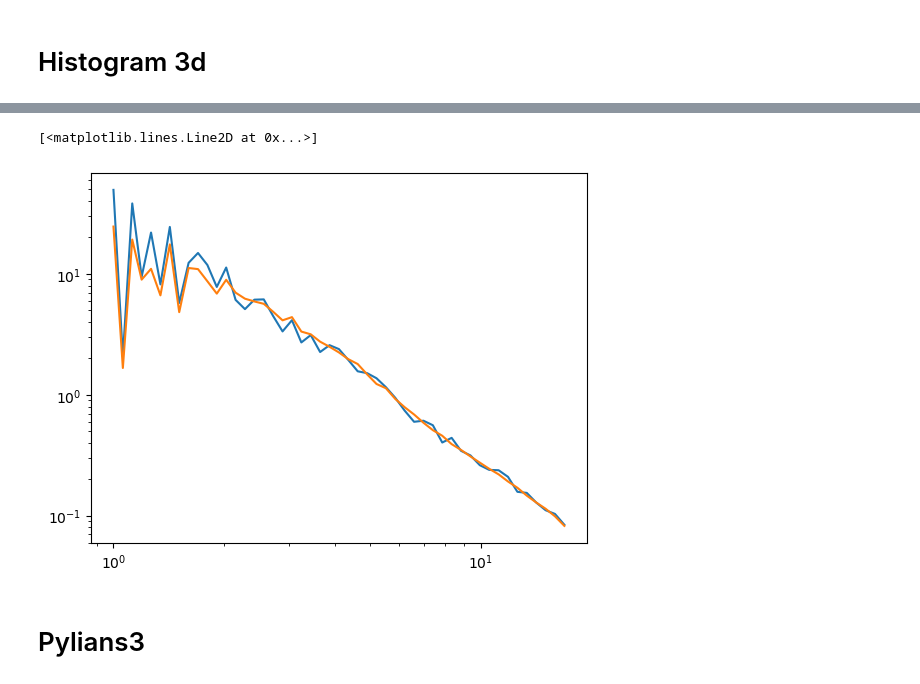
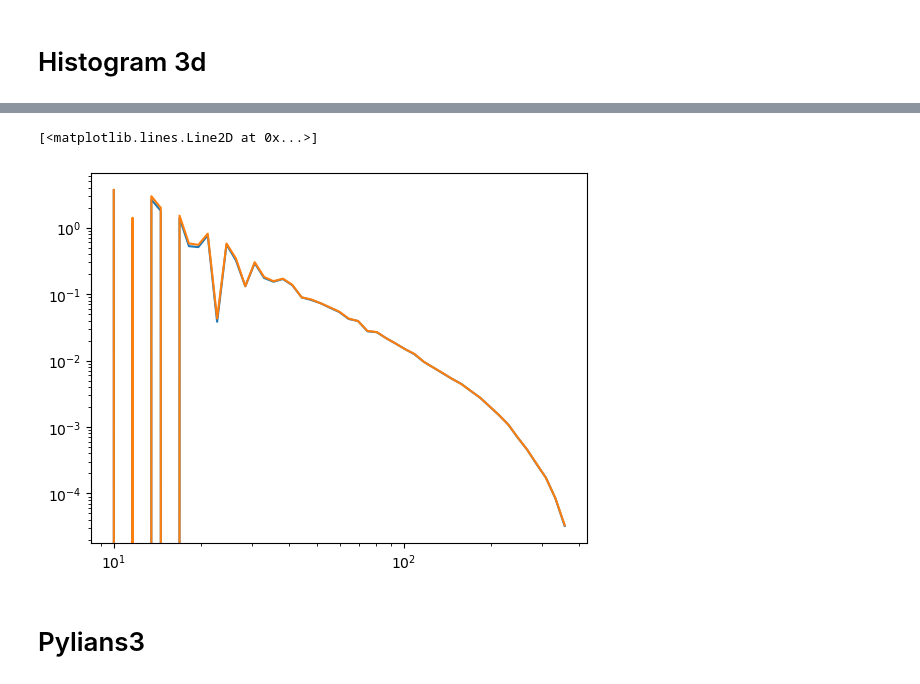
Before and after one commit to SergeiDBykov/self_supervised_halos, a Jupyter notebook: notebooks/question_pylians/pylians3_question.ipynb, the cells around one changed output, grey strips where cells are left out. Cells and saved outputs as stored; diff of their text form; code cells hidden in the pictures.

Commit message:
halo plotting, hist 3d

```diff
--- a/notebooks/question_pylians/pylians3_question.ipynb
+++ b/notebooks/question_pylians/pylians3_question.ipynb
@@ -9,7 +9,8 @@ import smoothing_library as pylians_SL
 # %% [markdown]
 # Histogram 3d
 # %%
-cutout = 'cutout_818916.hdf5'
+#cutout = 'cutout_818916.hdf5'
+cutout = 'cutout_574424.hdf5'
 f =  h5py.File(cutout,'r')
 
 x = f['PartType1']['Coordinates'][:,0]
@@ -23,7 +24,7 @@ y = y - center[1]
 z = z - center[2]
 
 max_size = np.max([np.max(x) - np.min(x), np.max(y) - np.min(y), np.max(z) - np.min(z)])
-max_size = max_size/10 # size of the box (???)
+max_size = max_size # size of the box (???)
 
 grid_size = 128
 pos = np.array([x, y, z]).T
@@ -55,14 +56,16 @@ print(test_hist, test_count)
 # %%
 
-R = 1 #kpc/h
+R = 5 #kpc/h
 #Filter = 'Top-Hat'
 Filter = 'Gaussian'
 threads = 28
 
 hist_32 = hist.astype(np.float32)
 
+# #pylians3 https://pylians3.readthedocs.io/en/master/construction.html
+
 W_k = pylians_SL.FT_filter(max_size, R, grid_size, Filter, threads)
 
 hist_smoothed_32 = pylians_SL.field_smoothing(hist_32, W_k, threads)
 
-plt.imshow(np.log10(hist_smoothed_32.sum(axis=2)), origin='lower', cmap='Blues')
+hist_smoothed_32[hist_smoothed_32 < 0] = 0
@@ -85,29 +122,29 @@ for i in range(grid_size):
 
             distances[i,j,k] = np.sqrt((xmid-center[0])**2 + (ymid-center[1])**2 + (zmid-center[2])**2)
 # %%
-radiuses = np.geomspace(1, max_size/2, 50)
+radiuses = np.geomspace(10, max_size/2, 50)
 
 counts = []
 counts_smooth = []
 volumes = []
 
 for i in range(len(radiuses)-1):
     mask = (distances < radiuses[i+1]) & (distances > radiuses[i])
 
     counts.append(hist[mask].sum())
     counts_smooth.append(hist_smoothed_32[mask].sum())
 
     volumes.append(4/3 * np.pi * (radiuses[i+1]**3 - radiuses[i]**3))
 
 counts = np.array(counts)
 volumes = np.array(volumes)
 
 plt.figure()
 plt.loglog(radiuses[:-1], counts/volumes)
 plt.loglog(radiuses[:-1], counts_smooth/volumes)
 # %% [output]
 [<matplotlib.lines.Line2D at 0x...>]
-[figure, old version]
+[figure, new version]
 # %% [markdown]
 # Pylians3
 # %%
```
Also changed, not shown: parts of 5 cells of this notebook, 1 other file.
